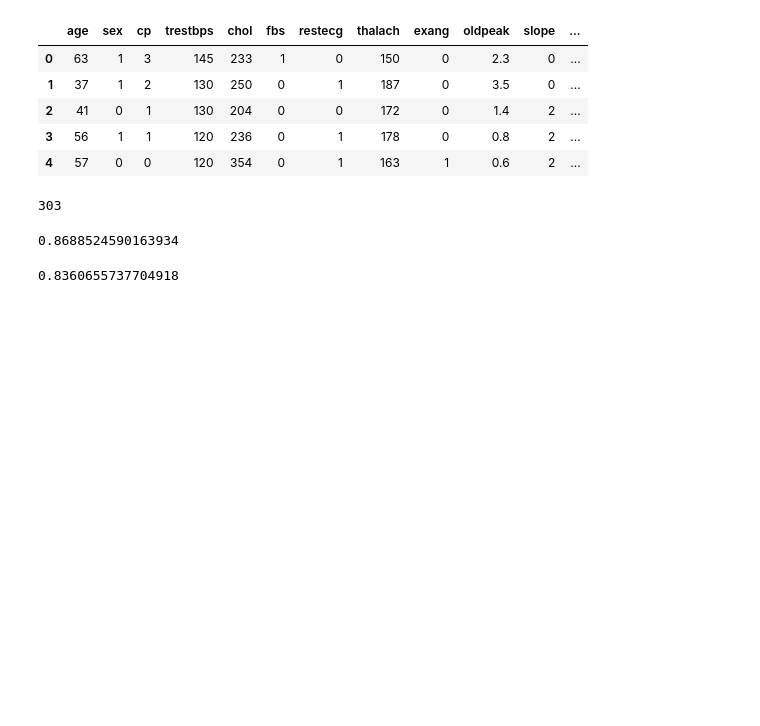
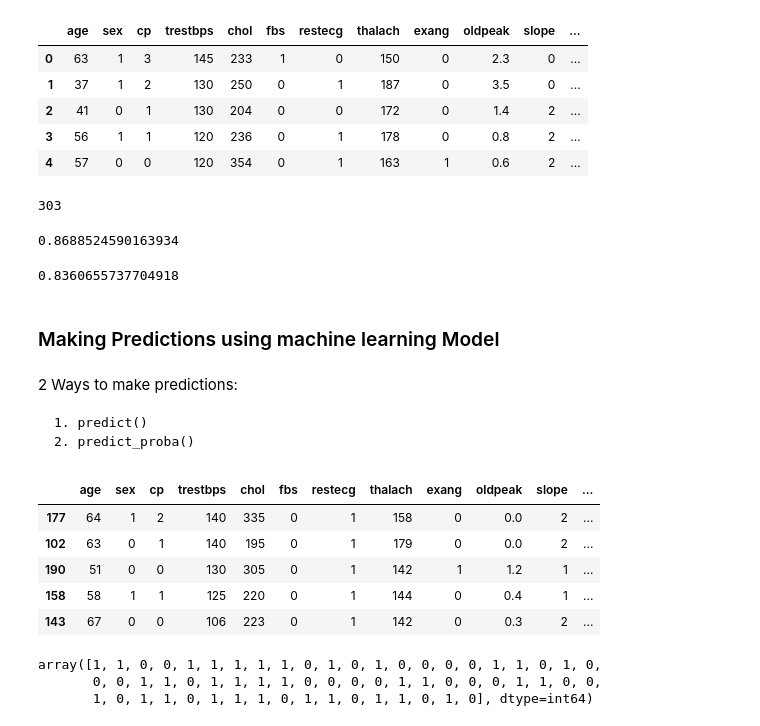
Before and after one commit to GKPSingh/M4D23, a Jupyter notebook: Scikit-Learn.ipynb, the cells around one changed output. Saved outputs shown, nothing was run; the diff lists cells and outputs as text; code cells hidden in the pictures; blank space fills up the shorter version.

Commit message:
Learning Scikit-Learn

```diff
--- a/Scikit-Learn.ipynb
+++ b/Scikit-Learn.ipynb
@@ -551,3 +551,27 @@ model.fit(X_train, y_train)
 model.score(X_test, y_test)
 # %% [output]
 0.8360655737704918
+# %% [markdown]
+### Making Predictions using machine learning Model
+# %% [markdown]
+2 Ways to make predictions:
+
+    1. predict()
+    2. predict_proba()
+# %%
+X_test.head()
+# %% [output]
+|  | age | sex | cp | trestbps | chol | fbs | restecg | thalach | exang | oldpeak | slope | ... |
+| 177 | 64 | 1 | 2 | 140 | 335 | 0 | 1 | 158 | 0 | 0.0 | 2 | ... |
+| 102 | 63 | 0 | 1 | 140 | 195 | 0 | 1 | 179 | 0 | 0.0 | 2 | ... |
+| 190 | 51 | 0 | 0 | 130 | 305 | 0 | 1 | 142 | 1 | 1.2 | 1 | ... |
+| 158 | 58 | 1 | 1 | 125 | 220 | 0 | 1 | 144 | 0 | 0.4 | 1 | ... |
+| 143 | 67 | 0 | 0 | 106 | 223 | 0 | 1 | 142 | 0 | 0.3 | 2 | ... |
+# %%
+# Use a trained model to make predictions
+
+model.predict(X_test)
+# %% [output]
+array([1, 1, 0, 0, 1, 1, 1, 1, 1, 0, 1, 0, 1, 0, 0, 0, 0, 1, 1, 0, 1, 0,
+       0, 0, 1, 1, 0, 1, 1, 1, 1, 0, 0, 0, 0, 1, 1, 0, 0, 0, 1, 1, 0, 0,
+       1, 0, 1, 1, 0, 1, 1, 1, 0, 1, 1, 0, 1, 1, 0, 1, 0], dtype=int64)
```
Also changed, not shown: parts of 19 cells of this notebook, 1 other file.
